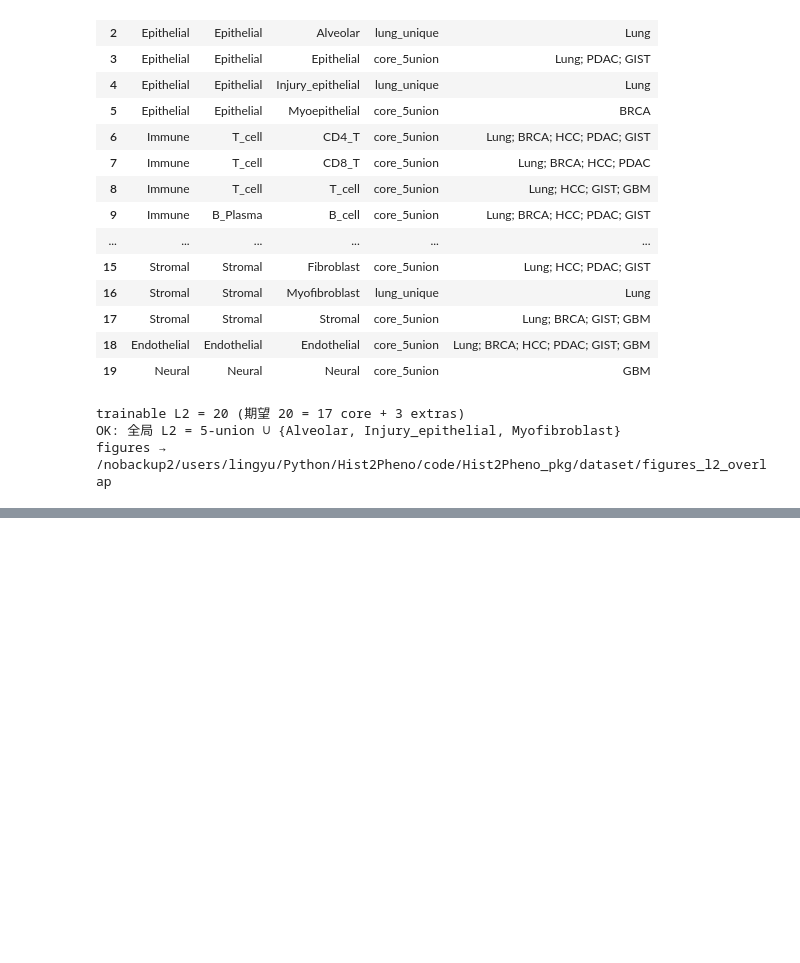
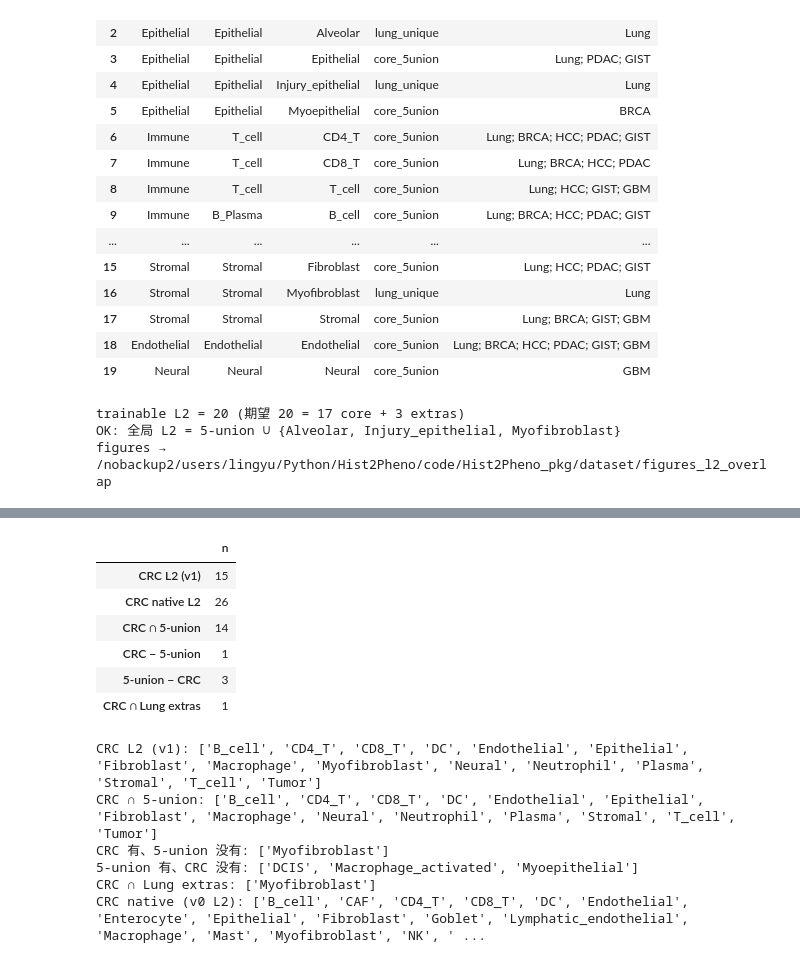
Before and after one commit to LingyuLi-math/Hist2Pheno, a Jupyter notebook: code/Hist2Pheno_pkg/dataset/L2_overlap_5datasets.ipynb, the cells around one changed output, grey strips where cells are left out. Saved outputs shown, nothing was run; the diff lists cells and outputs as text; code cells hidden in the pictures; blank space fills up the shorter version.

```diff
--- a/code/Hist2Pheno_pkg/dataset/L2_overlap_5datasets.ipynb
+++ b/code/Hist2Pheno_pkg/dataset/L2_overlap_5datasets.ipynb
@@ -647,0 +666,39 @@ figures → /nobackup2/users/lingyu/Python/Hist2Pheno/code/Hist2Pheno_pkg/datase
+# %%
+COLORS["CRC"] = "#117a65"
+SIX = FIVE + ["CRC"]
+ALL7 = ALL6 + ["CRC"]
+
+sheets["CRC"] = pd.read_excel(XLSX, "CRC")
+sets_l2["CRC"] = trainable_l2(sheets["CRC"])
+sets_native["CRC"] = native_trainable_l2(sheets["CRC"])
+
+crc_vs_core = {
+    "CRC L2 (v1)": len(sets_l2["CRC"]),
+    "CRC native L2": len(sets_native["CRC"]),
+    "CRC ∩ 5-union": len(sets_l2["CRC"] & five["union"]),
+    "CRC − 5-union": len(sets_l2["CRC"] - five["union"]),
+    "5-union − CRC": len(five["union"] - sets_l2["CRC"]),
+    "CRC ∩ Lung extras": len(sets_l2["CRC"] & LUNG_UNIQUE),
+}
+display(pd.Series(crc_vs_core, name="n").to_frame())
+
+print("CRC L2 (v1):", sorted(sets_l2["CRC"]))
+print("CRC ∩ 5-union:", sorted(sets_l2["CRC"] & five["union"]))
+print("CRC 有、5-union 没有:", sorted(sets_l2["CRC"] - five["union"]))
+print("5-union 有、CRC 没有:", sorted(five["union"] - sets_l2["CRC"]))
+print("CRC ∩ Lung extras:", sorted(sets_l2["CRC"] & LUNG_UNIQUE))
+print("CRC native (v0 L2):", sorted(sets_native["CRC"]))
+# %% [output]
+|  | n |
+| CRC L2 (v1) | 15 |
+| CRC native L2 | 26 |
+| CRC ∩ 5-union | 14 |
+| CRC − 5-union | 1 |
+| 5-union − CRC | 3 |
+| CRC ∩ Lung extras | 1 |
+CRC L2 (v1): ['B_cell', 'CD4_T', 'CD8_T', 'DC', 'Endothelial', 'Epithelial', 'Fibroblast', 'Macrophage', 'Myofibroblast', 'Neural', 'Neutrophil', 'Plasma', 'Stromal', 'T_cell', 'Tumor']
+CRC ∩ 5-union: ['B_cell', 'CD4_T', 'CD8_T', 'DC', 'Endothelial', 'Epithelial', 'Fibroblast', 'Macrophage', 'Neural', 'Neutrophil', 'Plasma', 'Stromal', 'T_cell', 'Tumor']
+CRC 有、5-union 没有: ['Myofibroblast']
+5-union 有、CRC 没有: ['DCIS', 'Macrophage_activated', 'Myoepithelial']
+CRC ∩ Lung extras: ['Myofibroblast']
+CRC native (v0 L2): ['B_cell', 'CAF', 'CD4_T', 'CD8_T', 'DC', 'Endothelial', 'Enterocyte', 'Epithelial', 'Fibroblast', 'Goblet', 'Lymphatic_endothelial', 'Macrophage', 'Mast', 'Myofibroblast', 'NK', ' ...
```
Also changed, not shown: parts of 8 cells of this notebook, 5 other files.
